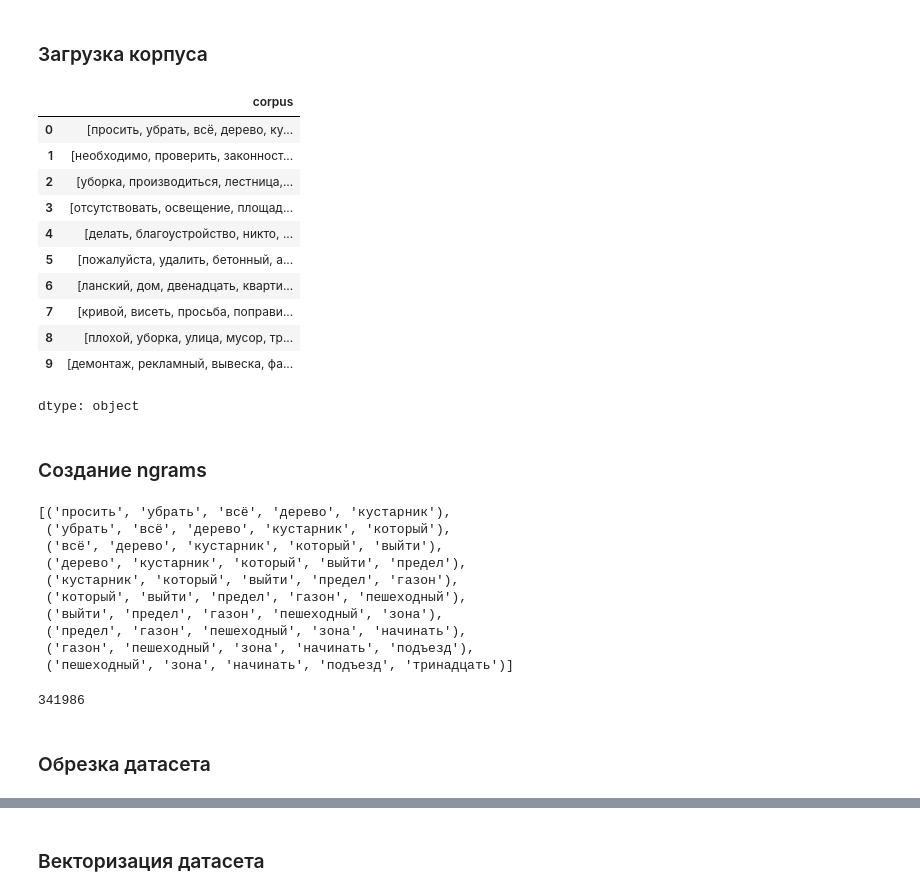
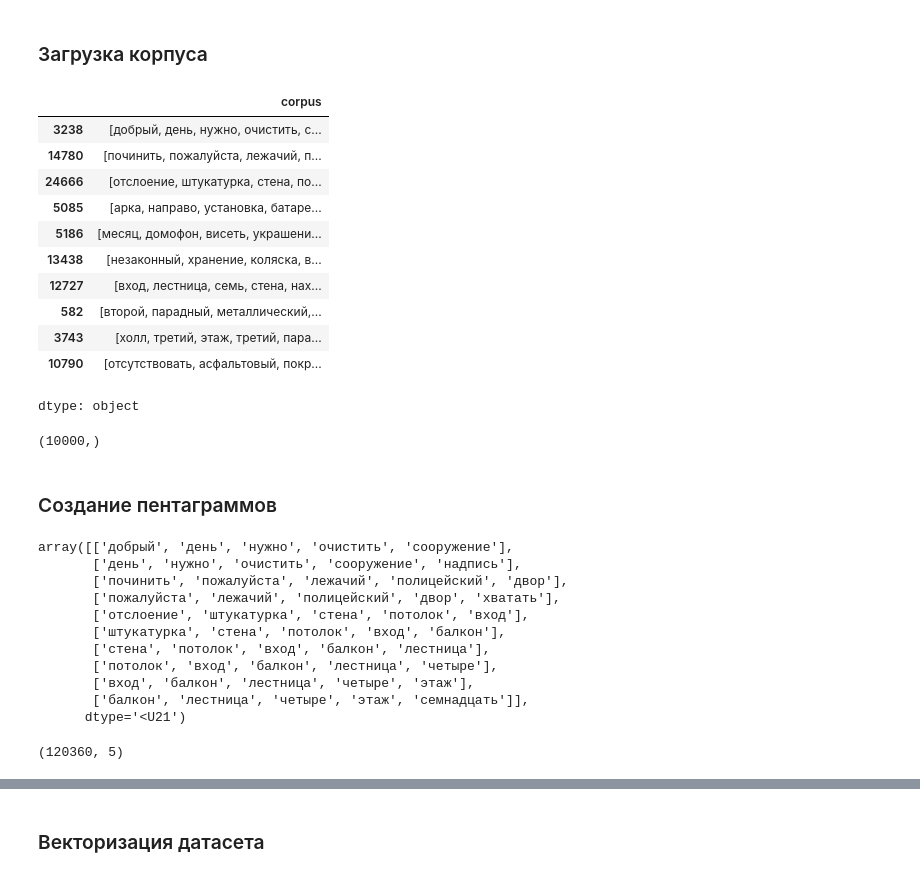
Before and after one commit to Portlex03/nlp, a Jupyter notebook: src/lab1-feature_extraction/cbow_model_colab.ipynb, the cells around one changed output, grey strips where cells are left out. Cells and saved outputs as stored; diff of their text form; code cells hidden in the pictures.

```diff
--- a/src/lab1-feature_extraction/cbow_model_colab.ipynb
+++ b/src/lab1-feature_extraction/cbow_model_colab.ipynb
@@ -61,40 +20,40 @@ dtype: float32
 # %%
 corpus = pd.read_csv("/content/drive/MyDrive/Университет/NLP/corpus.csv")
 corpus = corpus["corpus"].apply(lambda text: text.split())
-corpus[:10]
+corpus = corpus[np.random.randint(0, len(corpus), 10_000)]
+display(corpus[:10], corpus.shape)
 # %% [output]
 |  | corpus |
-| 0 | [просить, убрать, всё, дерево, ку... |
-| 1 | [необходимо, проверить, законност... |
-| 2 | [уборка, производиться, лестница,... |
-| 3 | [отсутствовать, освещение, площад... |
-| 4 | [делать, благоустройство, никто, ... |
-| 5 | [пожалуйста, удалить, бетонный, а... |
-| 6 | [ланский, дом, двенадцать, кварти... |
-| 7 | [кривой, висеть, просьба, поправи... |
-| 8 | [плохой, уборка, улица, мусор, тр... |
-| 9 | [демонтаж, рекламный, вывеска, фа... |
+| 3238 | [добрый, день, нужно, очистить, с... |
+| 14780 | [починить, пожалуйста, лежачий, п... |
+| 24666 | [отслоение, штукатурка, стена, по... |
+| 5085 | [арка, направо, установка, батаре... |
+| 5186 | [месяц, домофон, висеть, украшени... |
+| 13438 | [незаконный, хранение, коляска, в... |
+| 12727 | [вход, лестница, семь, стена, нах... |
+| 582 | [второй, парадный, металлический,... |
+| 3743 | [холл, третий, этаж, третий, пара... |
+| 10790 | [отсутствовать, асфальтовый, покр... |
 dtype: object
+(10000,)
 # %% [markdown]
-### Создание ngrams
+### Создание пентаграммов
 # %%
-df = []
-len_ngrams = 5
-
+data = []
 for doc in corpus:
-    df.extend(list(ngrams(doc, len_ngrams)))
-display(df[:10], len(df))
+    data.extend(list(ngrams(doc, n=5)))
+df = np.array(data)
+display(df[:10], df.shape)
 # %% [output]
-[('просить', 'убрать', 'всё', 'дерево', 'кустарник'),
- ('убрать', 'всё', 'дерево', 'кустарник', 'который'),
- ('всё', 'дерево', 'кустарник', 'который', 'выйти'),
- ('дерево', 'кустарник', 'который', 'выйти', 'предел'),
- ('кустарник', 'который', 'выйти', 'предел', 'газон'),
- ('который', 'выйти', 'предел', 'газон', 'пешеходный'),
- ('выйти', 'предел', 'газон', 'пешеходный', 'зона'),
- ('предел', 'газон', 'пешеходный', 'зона', 'начинать'),
- ('газон', 'пешеходный', 'зона', 'начинать', 'подъезд'),
- ('пешеходный', 'зона', 'начинать', 'подъезд', 'тринадцать')]
+array([['добрый', 'день', 'нужно', 'очистить', 'сооружение'],
+       ['день', 'нужно', 'очистить', 'сооружение', 'надпись'],
+       ['починить', 'пожалуйста', 'лежачий', 'полицейский', 'двор'],
+       ['пожалуйста', 'лежачий', 'полицейский', 'двор', 'хватать'],
+       ['отслоение', 'штукатурка', 'стена', 'потолок', 'вход'],
+       ['штукатурка', 'стена', 'потолок', 'вход', 'балкон'],
+       ['стена', 'потолок', 'вход', 'балкон', 'лестница'],
+       ['потолок', 'вход', 'балкон', 'лестница', 'четыре'],
+       ['вход', 'балкон', 'лестница', 'четыре', 'этаж'],
+       ['балкон', 'лестница', 'четыре', 'этаж', 'семнадцать']],
+      dtype='<U21')
-341986
+(120360, 5)
-# %% [markdown]
-### Обрезка датасета
```
Also changed, not shown: parts of 35 cells of this notebook, 1 other file.
